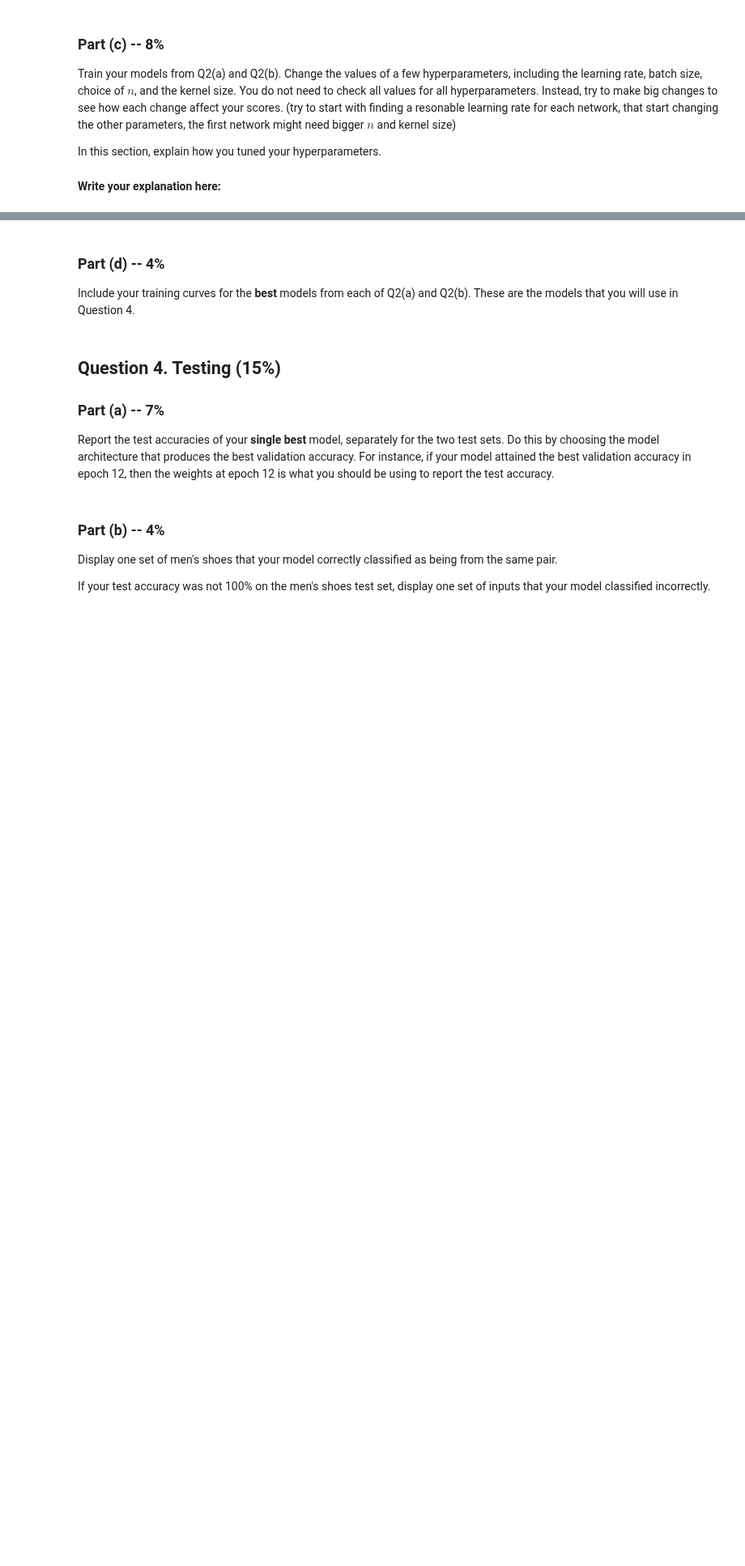
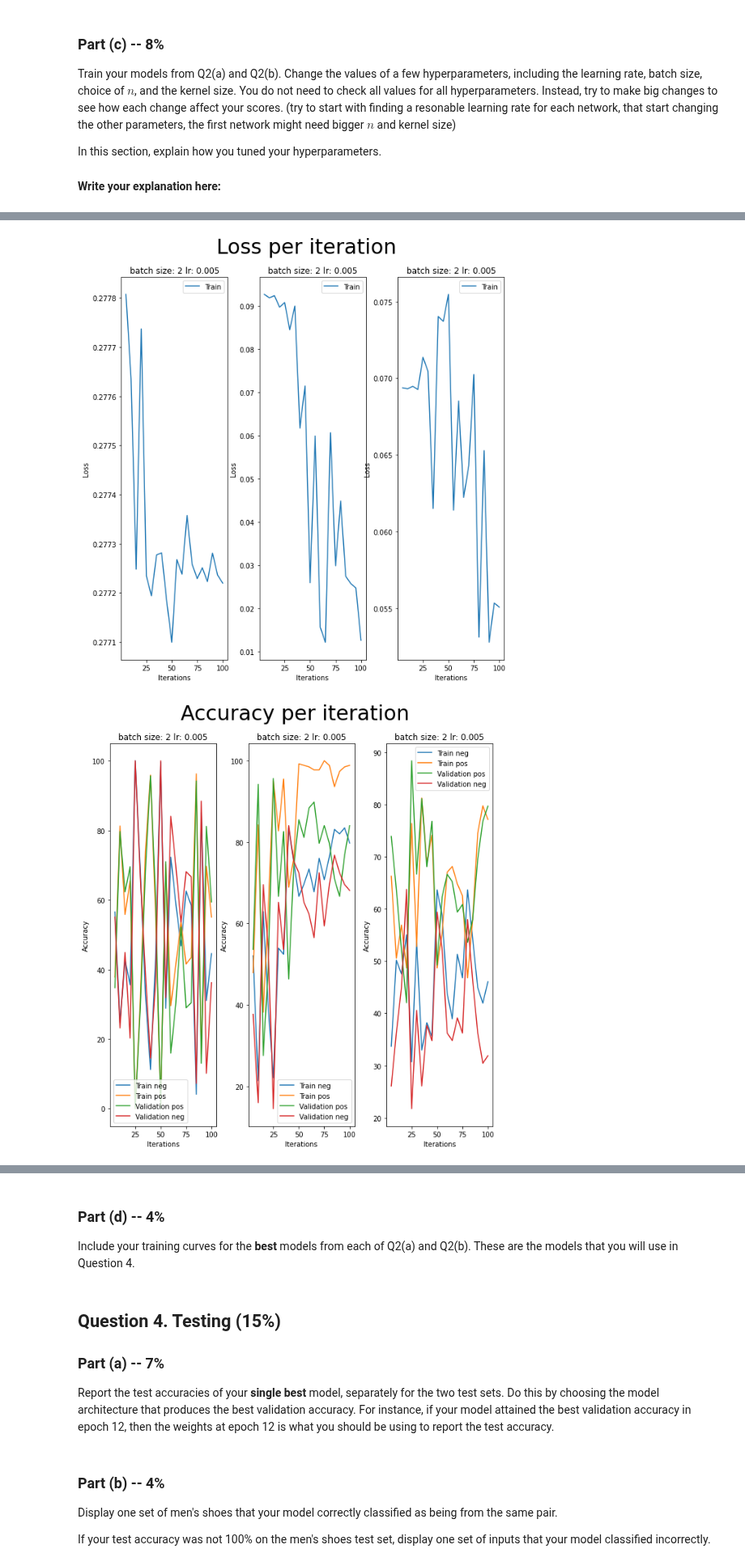
Before and after one commit to shaniklein/Introduction-to-Deep-Learning, a Jupyter notebook: Assignment3_ipynb_json.ipynb, the cells around one changed output, grey strips where cells are left out. Shown at 81% size. Saved outputs shown, nothing was run; the diff lists cells and outputs as text; code cells hidden in the pictures; blank space fills up the shorter version.

```diff
--- a/Assignment3_ipynb_json.ipynb
+++ b/Assignment3_ipynb_json.ipynb
@@ -613,0 +684,21 @@ In this section, explain how you tuned your hyperparameters.
+# %%
+# Include the training curves for the two models.
+models={}
+learning_curve_infos=[]
+
+lrs=[0.0003,0.0005,0.0008]
+for n in [4,8,16,24]:
+  for lr in lrs:
+    for bs in [5,15,20,30,50]:
+      print("n=",n,"bs=",bs,"lr",lr)
+      model = CNNChannel(n = n)
+      model.to(device)
+      models[(n,lr,bs)]=model
+      learning_curve_infos.append(train(model,train_data=train_data,
+                validation_data=valid_data,
+                batch_size=bs,
+                learning_rate=lr,
+                weight_decay=0,
+                epochs=100))
+
+plot_learning_curve(learning_curve_infos,title,rows=12,cols=5)
@@ -613,0 +724,18 @@ In this section, explain how you tuned your hyperparameters.
+# %%
+n=4
+bs=5
+lrs=[0.0003,0.0005,0.0008,0.001]
+# for n in [4,8,16,24]:
+for lr in lrs:
+  # for bs in [5,15,20,30,50]:
+  print("n=",n,"bs=",bs,"lr",lr)
+  model = CNNChannel(n = n)
+  model.to(device)
+  models[(n,lr,bs)]=model
+  learning_curve_infos.append(train(model,train_data=train_data,
+            validation_data=valid_data,
+            batch_size=bs,
+            learning_rate=lr,
+            weight_decay=0,
+            epochs=100))
+# %% [output]
@@ -613,0 +759,2 @@ In this section, explain how you tuned your hyperparameters.
+[figure, added]
+[figure, added]
```
Also changed, not shown: parts of 20 cells of this notebook.
